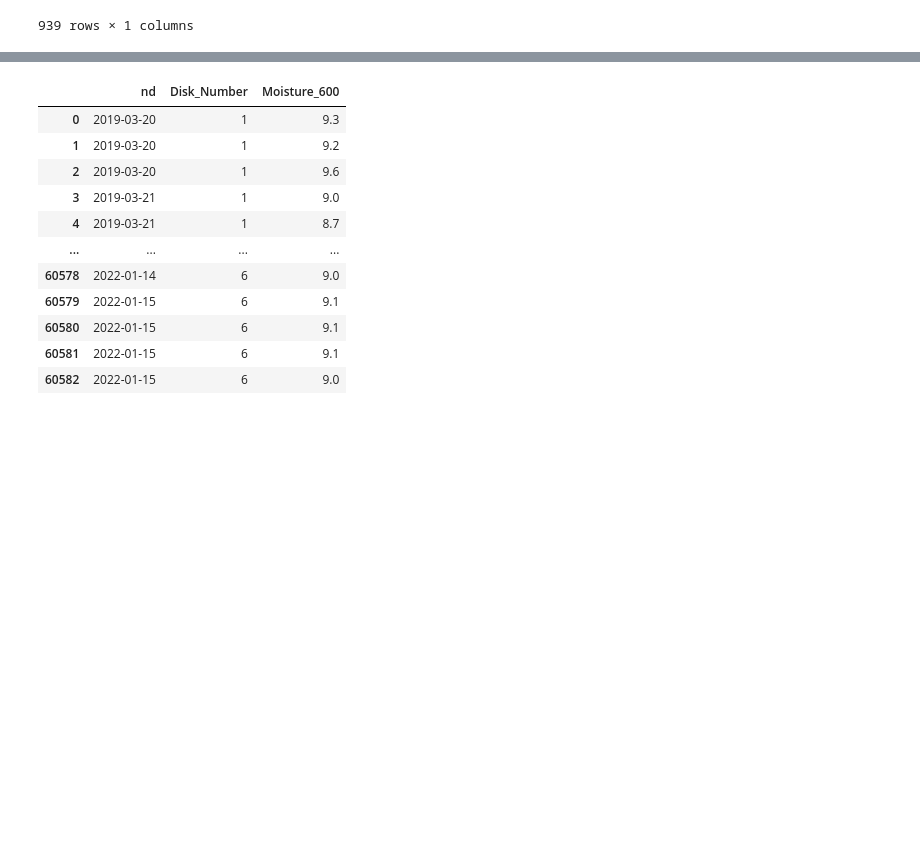
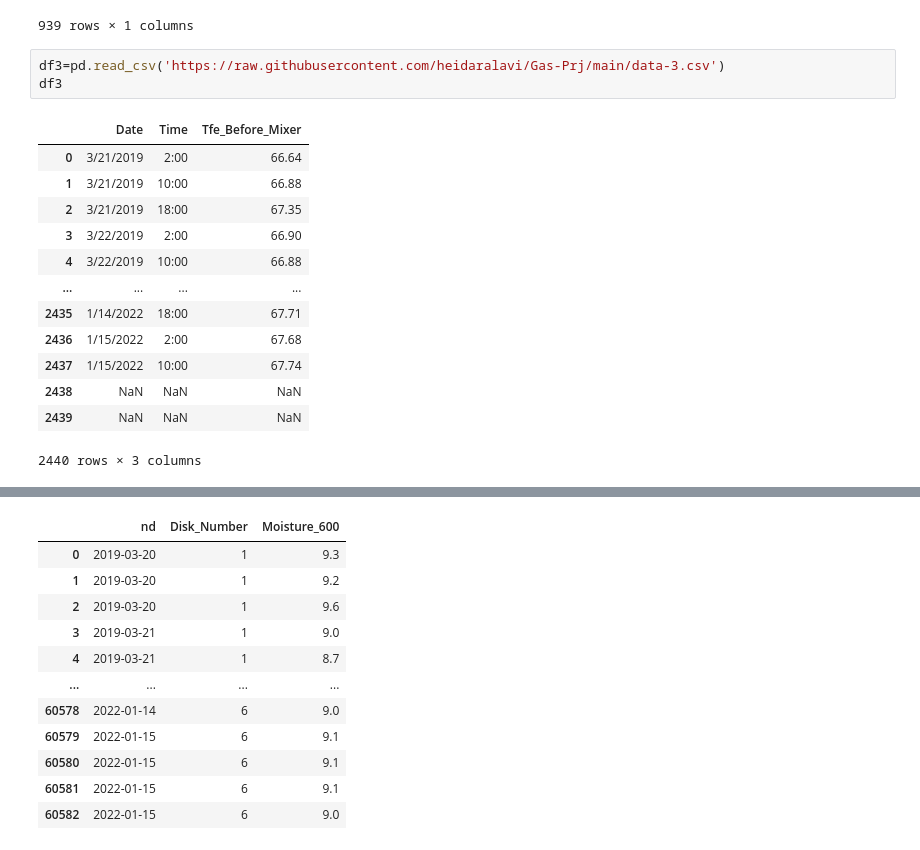
Before and after one commit to heidaralavi/Gas-Prj, a Jupyter notebook: Gas_Prj.ipynb, the cells around one changed output, grey strips where cells are left out. Cells and saved outputs as stored; diff of their text form; blank space fills up the shorter version.

```diff
--- a/Gas_Prj.ipynb
+++ b/Gas_Prj.ipynb
@@ -80,3 +80,20 @@ df2
 | 2022-01-13 | 1835.181818 |
 | 2022-01-14 | 1833.250000 |
 939 rows × 1 columns
+# %%
+df3=pd.read_csv('https://raw.githubusercontent.com/heidaralavi/Gas-Prj/main/data-3.csv')
+df3
+# %% [output]
+|  | Date | Time | Tfe_Before_Mixer |
+| 0 | 3/21/2019 | 2:00 | 66.64 |
+| 1 | 3/21/2019 | 10:00 | 66.88 |
+| 2 | 3/21/2019 | 18:00 | 67.35 |
+| 3 | 3/22/2019 | 2:00 | 66.90 |
+| 4 | 3/22/2019 | 10:00 | 66.88 |
+| ... | ... | ... | ... |
+| 2435 | 1/14/2022 | 18:00 | 67.71 |
+| 2436 | 1/15/2022 | 2:00 | 67.68 |
+| 2437 | 1/15/2022 | 10:00 | 67.74 |
+| 2438 | NaN | NaN | NaN |
+| 2439 | NaN | NaN | NaN |
+2440 rows × 3 columns
```
Also changed, not shown: parts of 4 cells of this notebook.
